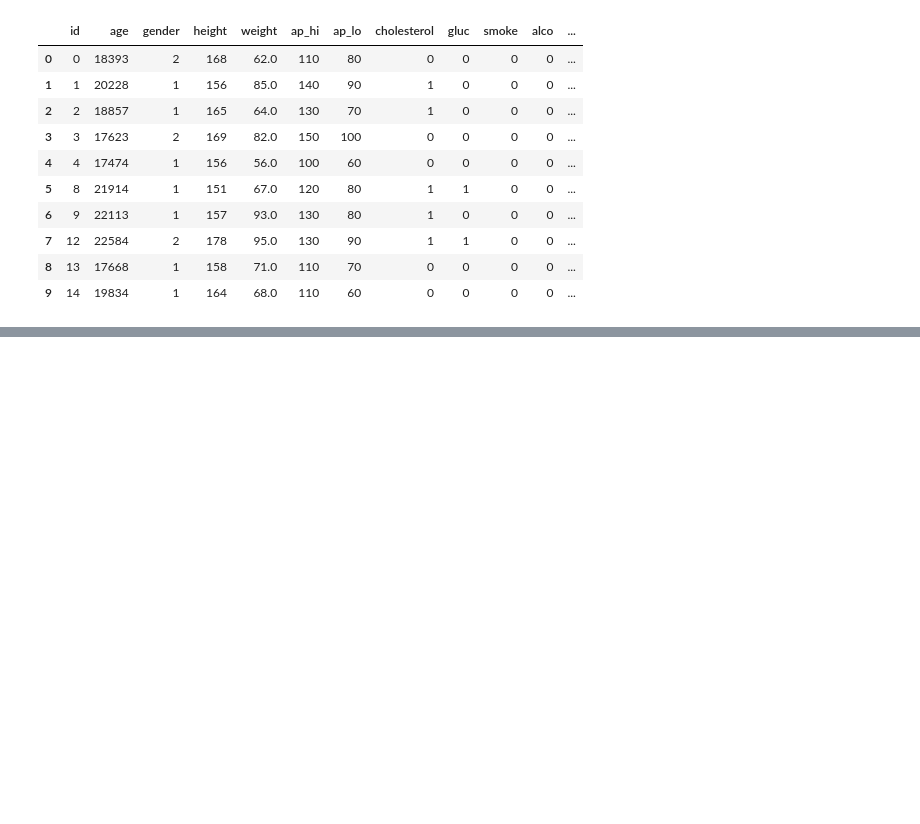
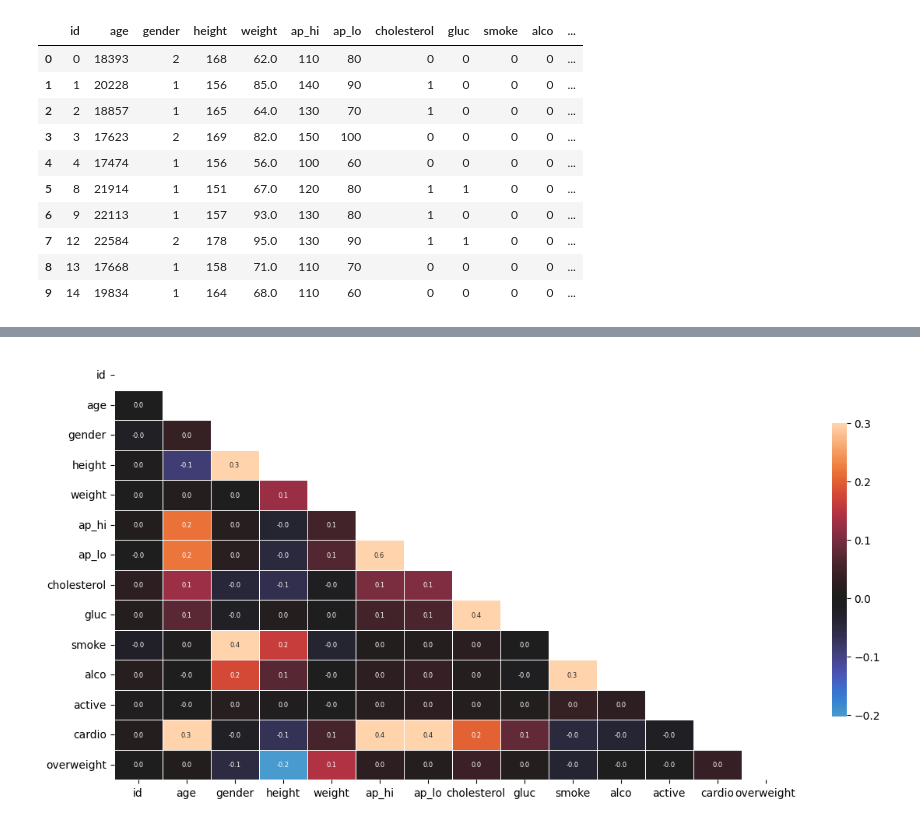
Before and after one commit to mfernandezzz/Data-Analysis-Projects, a Jupyter notebook: medical_data_visualizer.ipynb, the cells around one changed output, grey strips where cells are left out. Drawn from its saved outputs; the diff is of its cells as text; code cells hidden in the pictures; blank space fills up the shorter version.

```diff
--- a/medical_data_visualizer.ipynb
+++ b/medical_data_visualizer.ipynb
@@ -147,0 +196,8 @@ draw_heat_map()
+# %%
+# matplotlib figure
+fig, ax = plt.subplots(figsize=(14, 7))
+
+# plot the correlation matrix using the respective method provided by the seaborn library
+sns.heatmap(data=corr, annot=True, fmt=".1f", linewidth=.5, mask=mask, annot_kws={'fontsize':6}, cbar_kws={"shrink": .7}, square=False, center=0, vmax=0.30);
+# %% [output]
+[figure, added]
```
Also changed, not shown: parts of 18 cells of this notebook.
